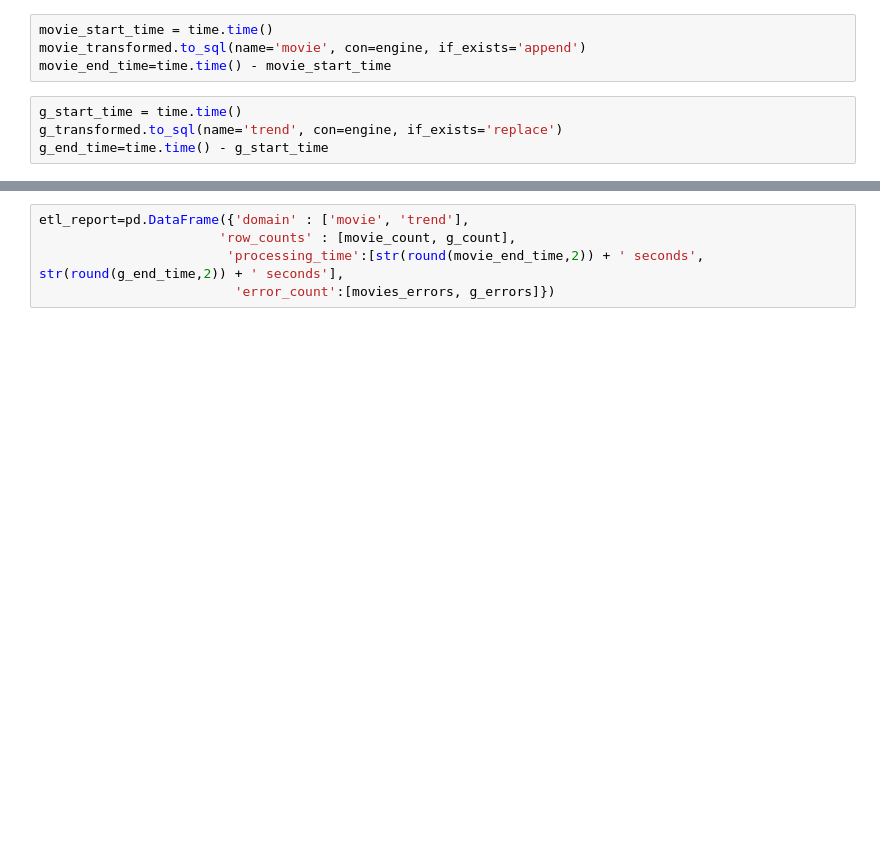
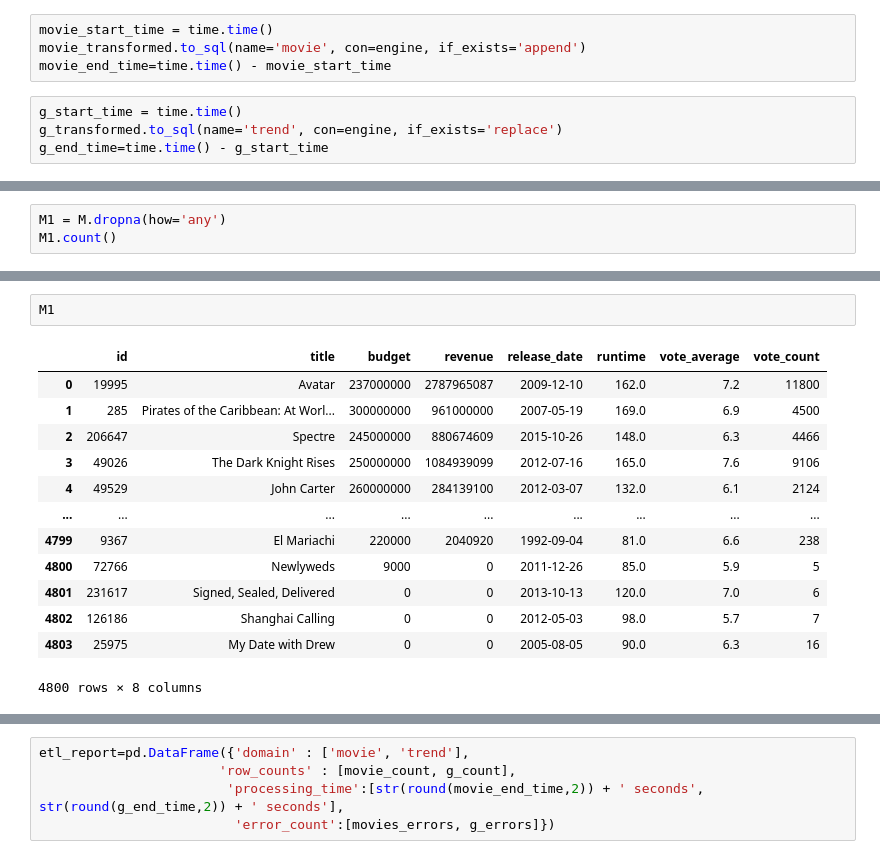
Before and after one commit to carolyan1/ETL-Project, a Jupyter notebook: ETL_Project_Movie_Clean.ipynb, the cells around one changed output, grey strips where cells are left out. Saved outputs shown, nothing was run; the diff lists cells and outputs as text; blank space fills up the shorter version.

```diff
--- a/ETL_Project_Movie_Clean.ipynb
+++ b/ETL_Project_Movie_Clean.ipynb
@@ -109,0 +167,3 @@ print(g_end_time)
+# %%
+M1 = M.dropna(how='any')
+M1.count()
@@ -109,0 +196,16 @@ print(g_end_time)
+# %%
+M1
+# %% [output]
+|  | id | title | budget | revenue | release_date | runtime | vote_average | vote_count |
+| 0 | 19995 | Avatar | 237000000 | 2787965087 | 2009-12-10 | 162.0 | 7.2 | 11800 |
+| 1 | 285 | Pirates of the Caribbean: At Worl... | 300000000 | 961000000 | 2007-05-19 | 169.0 | 6.9 | 4500 |
+| 2 | 206647 | Spectre | 245000000 | 880674609 | 2015-10-26 | 148.0 | 6.3 | 4466 |
+| 3 | 49026 | The Dark Knight Rises | 250000000 | 1084939099 | 2012-07-16 | 165.0 | 7.6 | 9106 |
+| 4 | 49529 | John Carter | 260000000 | 284139100 | 2012-03-07 | 132.0 | 6.1 | 2124 |
+| ... | ... | ... | ... | ... | ... | ... | ... | ... |
+| 4799 | 9367 | El Mariachi | 220000 | 2040920 | 1992-09-04 | 81.0 | 6.6 | 238 |
+| 4800 | 72766 | Newlyweds | 9000 | 0 | 2011-12-26 | 85.0 | 5.9 | 5 |
+| 4801 | 231617 | Signed, Sealed, Delivered | 0 | 0 | 2013-10-13 | 120.0 | 7.0 | 6 |
+| 4802 | 126186 | Shanghai Calling | 0 | 0 | 2012-05-03 | 98.0 | 5.7 | 7 |
+| 4803 | 25975 | My Date with Drew | 0 | 0 | 2005-08-05 | 90.0 | 6.3 | 16 |
+4800 rows × 8 columns
```
Also changed, not shown: parts of 17 cells of this notebook.
